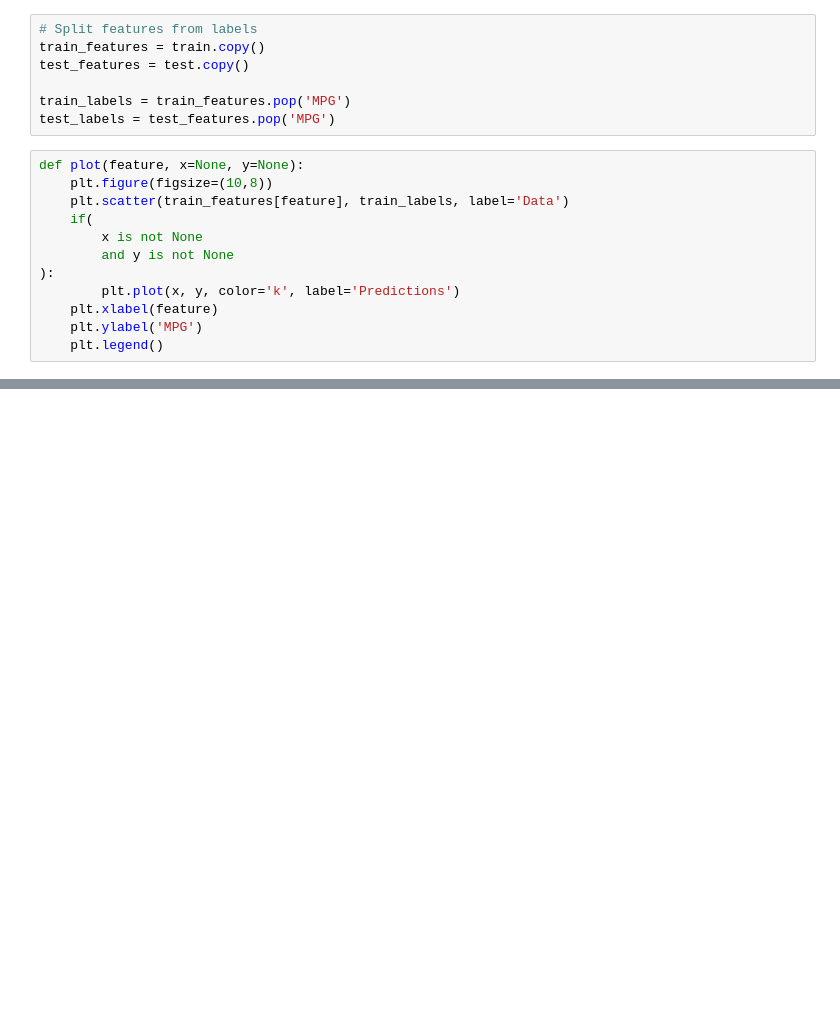
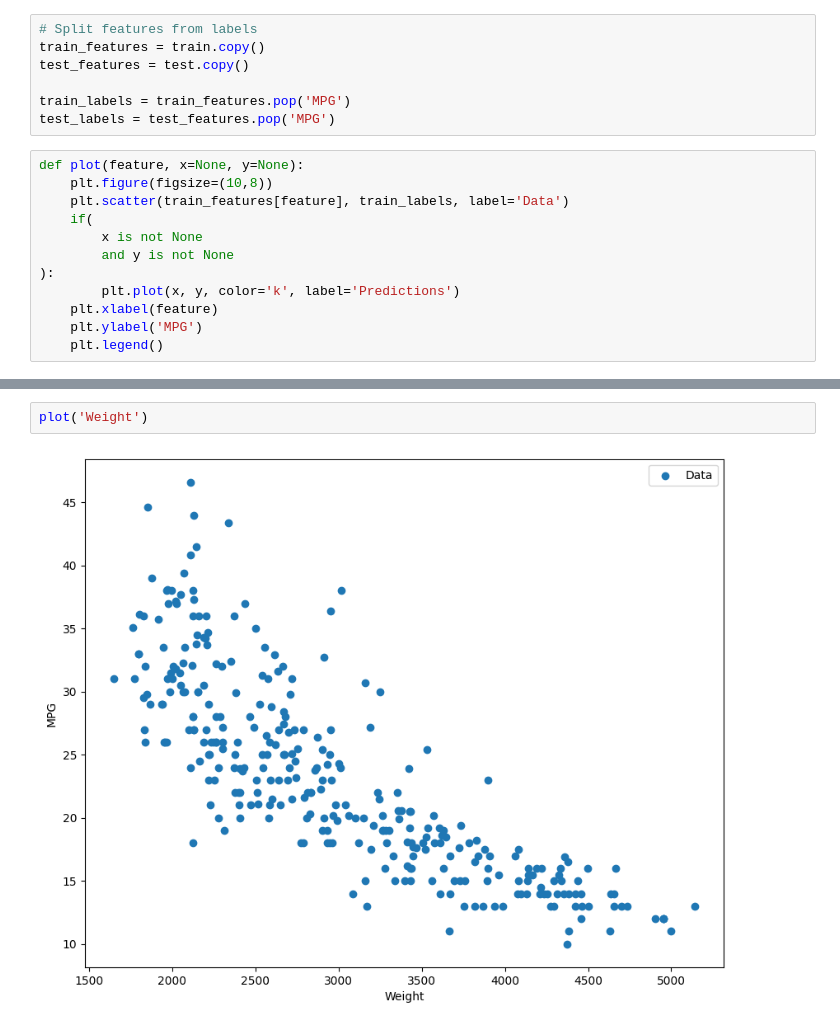
Before and after one commit to xpcosmos/tensorflow-learning, a Jupyter notebook: first_neural_network/linear_regression.ipynb, the cells around one changed output, grey strips where cells are left out. Cells and saved outputs as stored; diff of their text form; blank space fills up the shorter version.

```diff
--- a/first_neural_network/linear_regression.ipynb
+++ b/first_neural_network/linear_regression.ipynb
@@ -86,0 +91,4 @@ def plot(feature, x=None, y=None):
+# %%
+plot('Weight')
+# %% [output]
+[figure, added]
```
Also changed, not shown: parts of 1 cell of this notebook.
